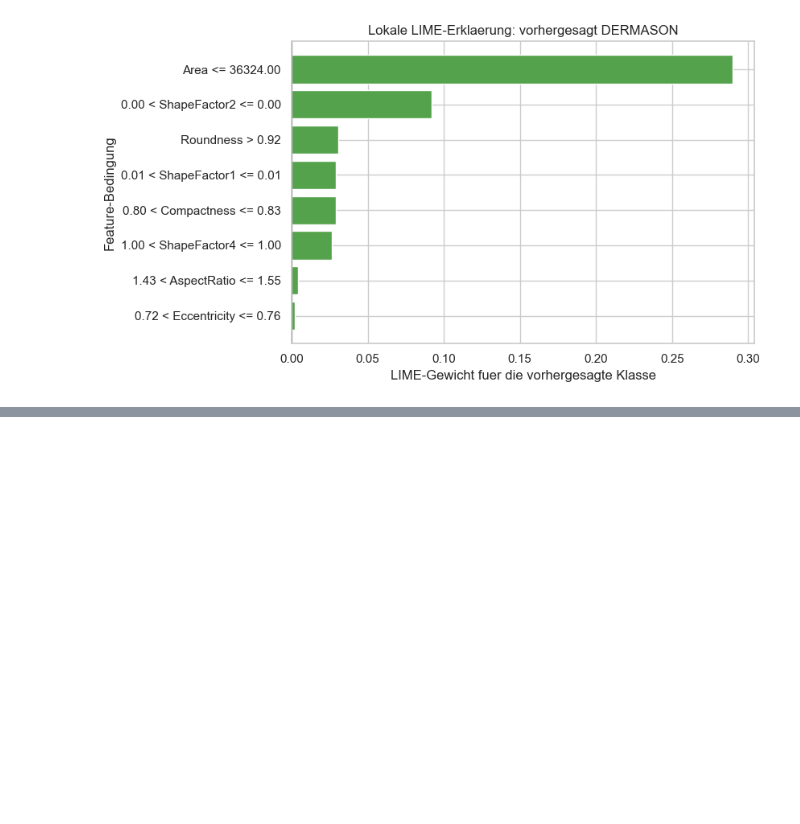
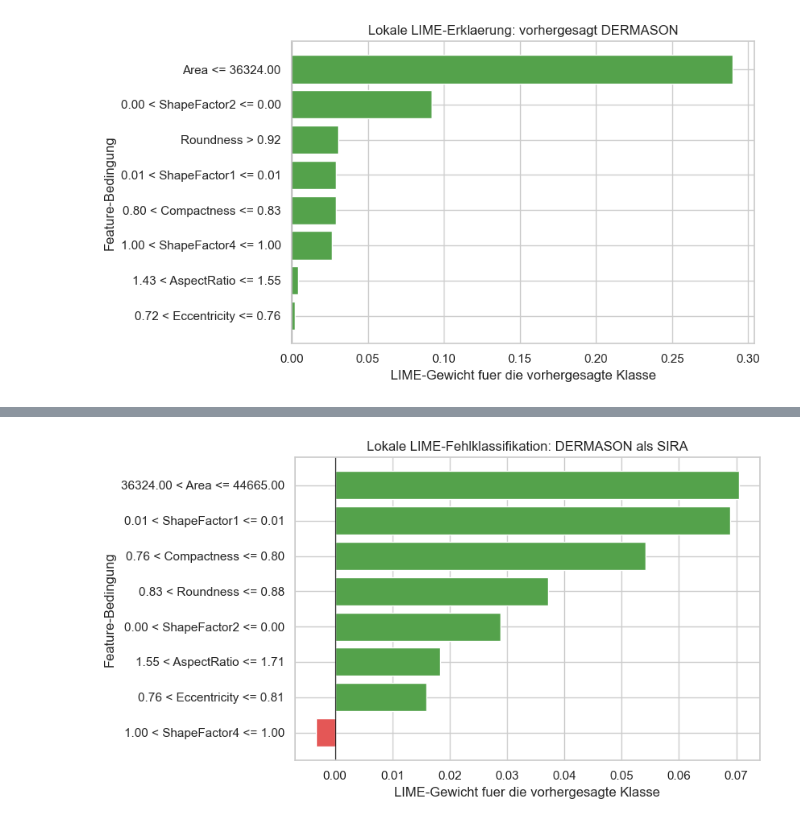
Before and after one commit to lukadeda/xai-drybean-project, a Jupyter notebook: notebooks/03_xai_explanations.ipynb, the cells around one changed output, grey strips where cells are left out. Drawn from its saved outputs; the diff is of its cells as text; code cells hidden in the pictures; blank space fills up the shorter version.

```diff
--- a/notebooks/03_xai_explanations.ipynb
+++ b/notebooks/03_xai_explanations.ipynb
@@ -270,0 +351,13 @@ plt.show()
+# %%
+misclassified_lime_exp = lime_explainer.explain_instance(
+    data_row=misclassified_example.iloc[0].to_numpy(),
+    predict_fn=model.predict_proba,
+    labels=[misclassified_class_index],
+    num_features=len(selected_features),
+)
+
+misclassified_lime_df = pd.DataFrame(
+    misclassified_lime_exp.as_list(label=misclassified_class_index),
+    columns=["condition", "lime_weight"],
+).assign(abs_weight=lambda data: data["lime_weight"].abs())
+misclassified_lime_df
@@ -270,0 +374,17 @@ plt.show()
+# %%
+plot_df = misclassified_lime_df.sort_values("lime_weight")
+colors = np.where(plot_df["lime_weight"] >= 0, "#54a24b", "#e45756")
+plt.figure(figsize=(8.5, 4.8))
+plt.barh(plot_df["condition"], plot_df["lime_weight"], color=colors)
+plt.axvline(0, color="black", linewidth=0.8)
+plt.title(
+    f"Lokale LIME-Fehlklassifikation: {misclassified_actual_class} als {misclassified_predicted_class}"
+)
+plt.xlabel("LIME-Gewicht fuer die vorhergesagte Klasse")
+plt.ylabel("Feature-Bedingung")
+plt.tight_layout()
+for output_dir in [NOTEBOOK_DIR, REPORT_GRAPHICS_DIR]:
+    plt.savefig(output_dir / "LIME_Local_Misclassified_RandomForest.pdf", bbox_inches="tight")
+plt.show()
+# %% [output]
+[figure, added]
```
Also changed, not shown: parts of 4 cells of this notebook, 15 other files.
